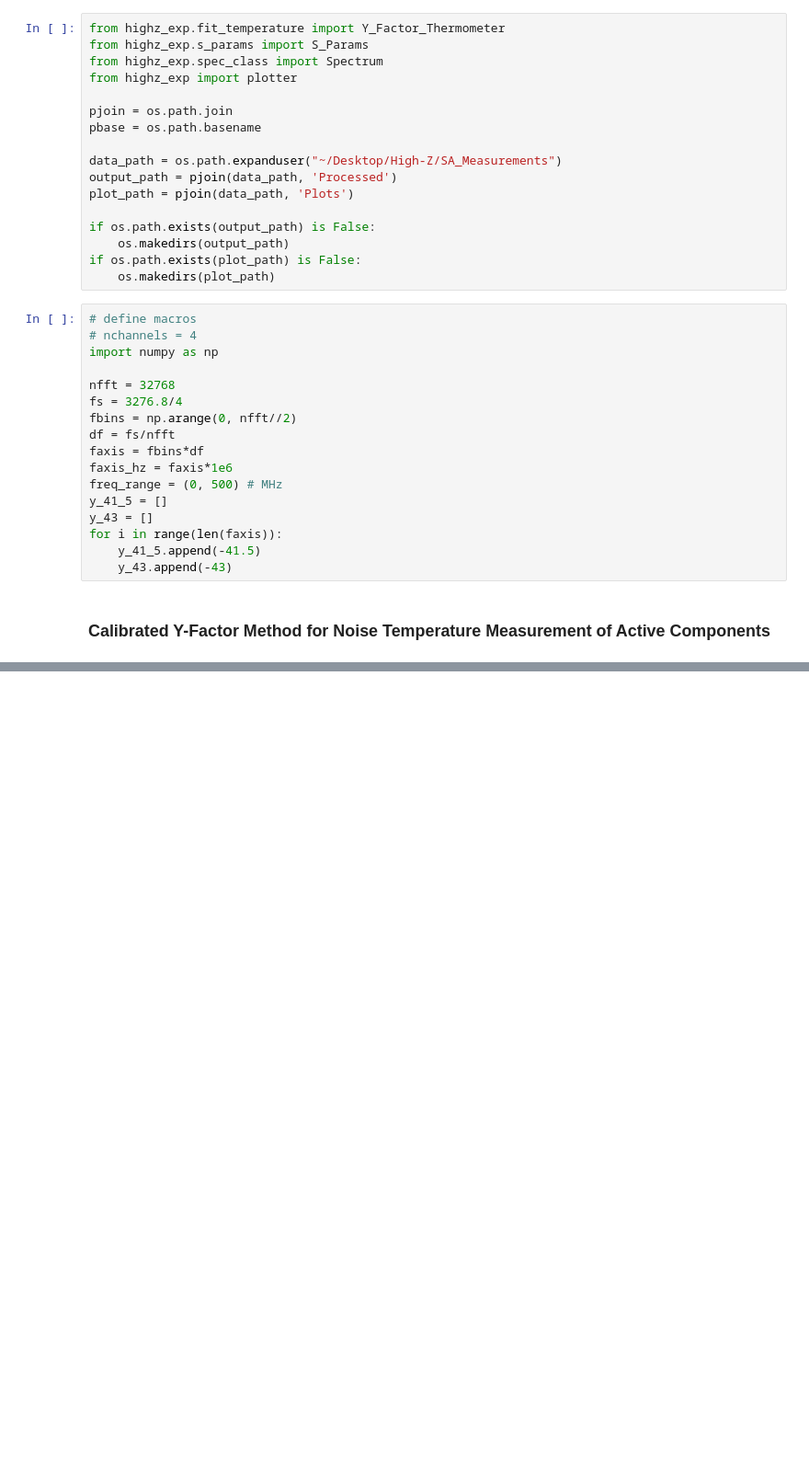
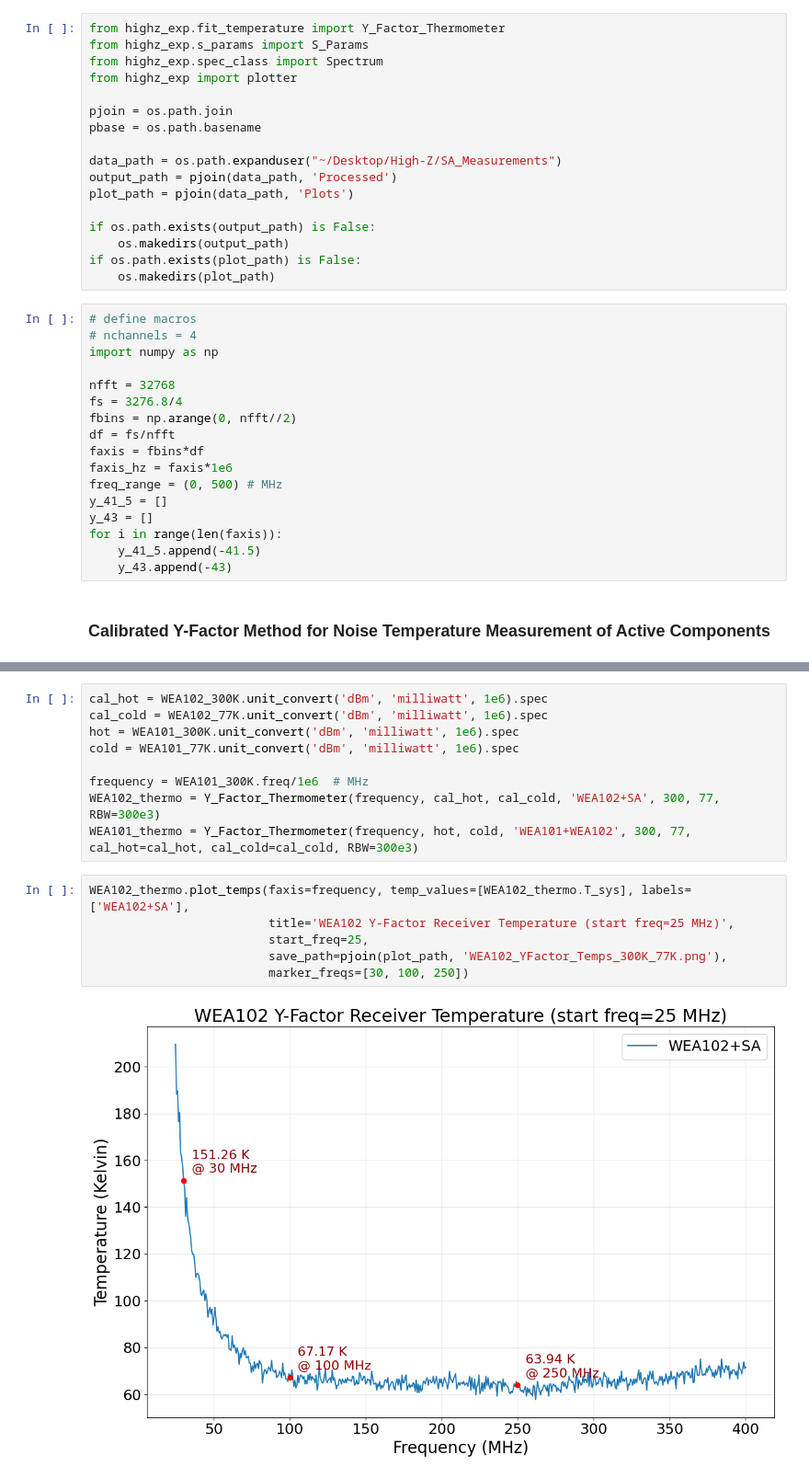
Before and after one commit to alhosani-abdulla/Highz-EXP, a Jupyter notebook: notebooks/Y_factor.ipynb, the cells around one changed output, grey strips where cells are left out. Shown at 92% size. Drawn from its saved outputs; the diff is of its cells as text; blank space fills up the shorter version.

```diff
--- a/notebooks/Y_factor.ipynb
+++ b/notebooks/Y_factor.ipynb
@@ -81,0 +95,17 @@ spectrum_D.smooth(window_len=50, inplace=True)
+# %%
+cal_hot = WEA102_300K.unit_convert('dBm', 'milliwatt', 1e6).spec
+cal_cold = WEA102_77K.unit_convert('dBm', 'milliwatt', 1e6).spec
+hot = WEA101_300K.unit_convert('dBm', 'milliwatt', 1e6).spec
+cold = WEA101_77K.unit_convert('dBm', 'milliwatt', 1e6).spec
+
+frequency = WEA101_300K.freq/1e6  # MHz
+WEA102_thermo = Y_Factor_Thermometer(frequency, cal_hot, cal_cold, 'WEA102+SA', 300, 77, RBW=300e3)
+WEA101_thermo = Y_Factor_Thermometer(frequency, hot, cold, 'WEA101+WEA102', 300, 77, cal_hot=cal_hot, cal_cold=cal_cold, RBW=300e3)
+# %%
+WEA102_thermo.plot_temps(faxis=frequency, temp_values=[WEA102_thermo.T_sys], labels=['WEA102+SA'],
+                         title='WEA102 Y-Factor Receiver Temperature (start freq=25 MHz)',
+                         start_freq=25,
+                         save_path=pjoin(plot_path, 'WEA102_YFactor_Temps_300K_77K.png'),
+                         marker_freqs=[30, 100, 250])
+# %% [output]
+[figure, added]
```
Also changed, not shown: parts of 22 cells of this notebook, 5 other files.
